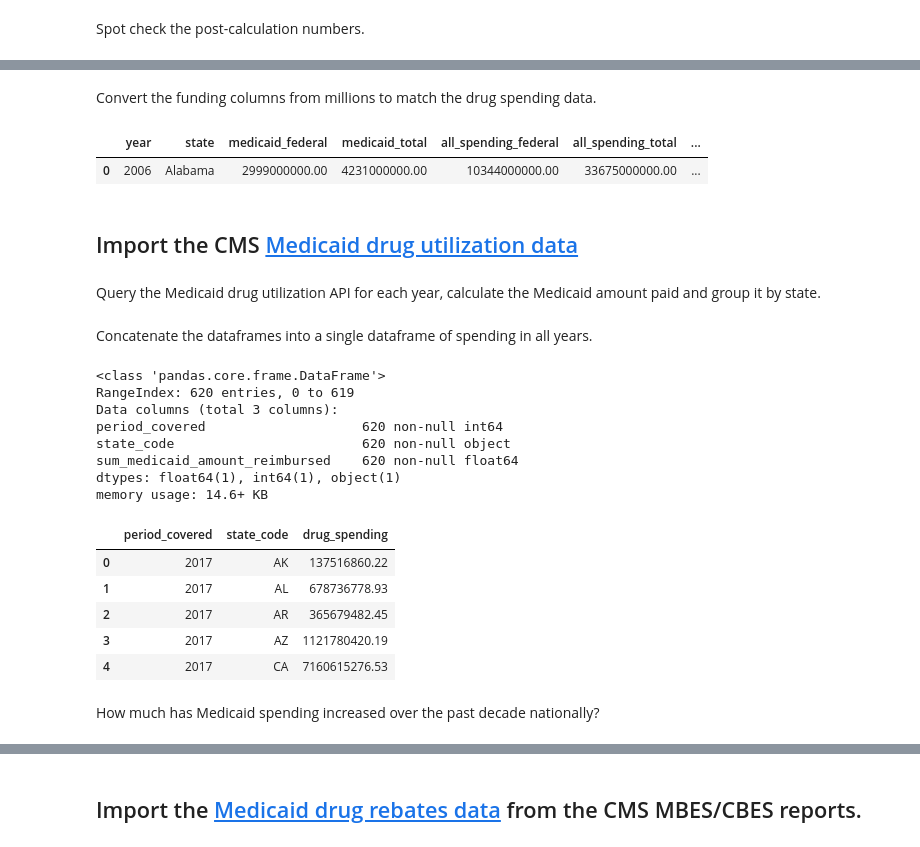
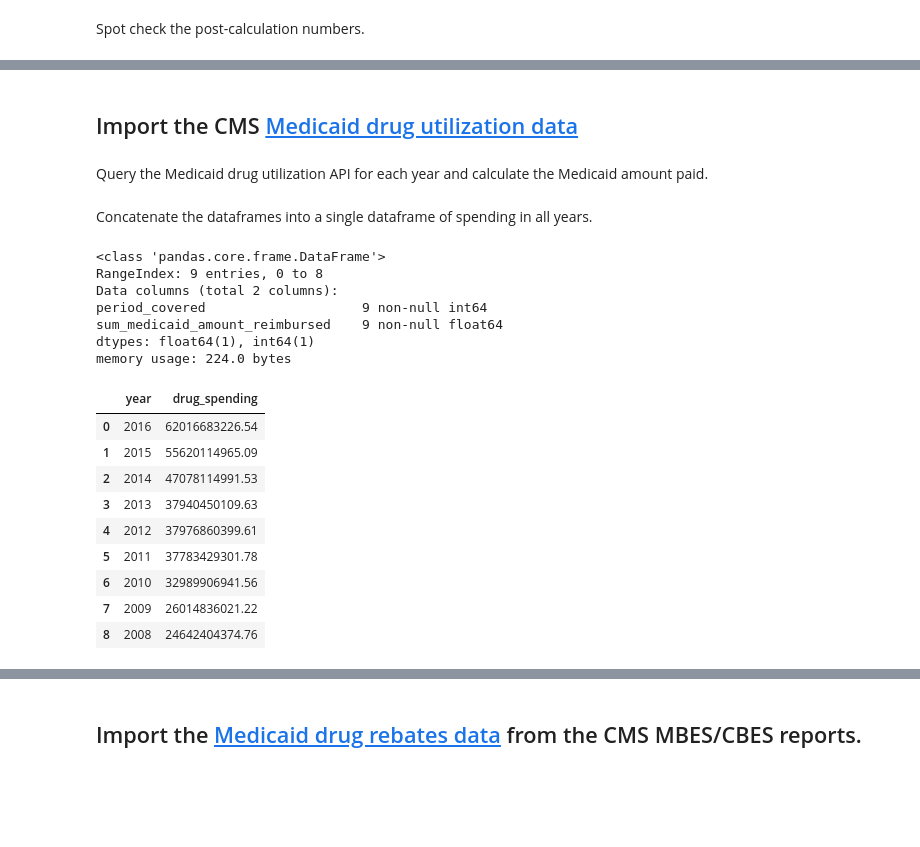
Before and after one commit to PublicI/medicaid-influence-analysis, a Jupyter notebook: drug_spending.ipynb, the cells around one changed output, grey strips where cells are left out. Cells and saved outputs as stored; diff of their text form; code cells hidden in the pictures; blank space fills up the shorter version.

Commit message:
Re-did analysis using national-level drug utilization data

```diff
--- a/drug_spending.ipynb
+++ b/drug_spending.ipynb
@@ -87,68 +91,50 @@ budgets.head(1)
-# %% [markdown]
-Convert the funding columns from millions to match the drug spending data.
-# %%
-budgets["medicaid_state"] = budgets["medicaid_state"] * 1000000
-budgets["medicaid_federal"] = budgets["medicaid_federal"] * 1000000
-budgets["medicaid_total"] = budgets["medicaid_total"] * 1000000
-budgets["all_spending_state"] = budgets["all_spending_state"] * 1000000
-budgets["all_spending_federal"] = budgets["all_spending_federal"] * 1000000
-budgets["all_spending_total"] = budgets["all_spending_total"] * 1000000
-budgets.head(1)
-# %% [output]
-|  | year | state | medicaid_federal | medicaid_total | all_spending_federal | all_spending_total | ... |
-| 0 | 2006 | Alabama | 2999000000.00 | 4231000000.00 | 10344000000.00 | 33675000000.00 | ... |
 # %% [markdown]
 ## Import the CMS [Medicaid drug utilization data](https://www.medicaid.gov/medicaid/prescription-drugs/state-drug-utilization-data/index.html)
 # %% [markdown]
-Query the Medicaid drug utilization API for each year, calculate the Medicaid amount paid and group it by state.
+Query the Medicaid drug utilization API for each year and calculate the Medicaid amount paid.
 # %%
-query_17 = "https://data.medicaid.gov/resource/f8sh-7iwd.json?$select=state_code,period_covered,sum(medicaid_amount_reimbursed)&$group=state_code,period_covered"
-drug_spending_17 = pd.read_json(query_17)
-query_16 = "https://data.medicaid.gov/resource/neai-csgh.json?$select=state_code,period_covered,sum(medicaid_amount_reimbursed)&$group=state_code,period_covered"
+query_16 = "https://data.medicaid.gov/resource/4kp3-zsqr.json?$select=period_covered,sum(medicaid_amount_reimbursed)&$group=state_code,period_covered"
 drug_spending_16 = pd.read_json(query_16)
-query_15 = "https://data.medicaid.gov/resource/m4ab-dkvc.json?$select=state_code,period_covered,sum(medicaid_amount_reimbursed)&$group=state_code,period_covered"
+query_15 = "https://data.medicaid.gov/resource/h5ii-2ar3.json?$select=period_covered,sum(medicaid_amount_reimbursed)&$group=state_code,period_covered"
 drug_spending_15 = pd.read_json(query_15)
-query_14 = "https://data.medicaid.gov/resource/qpz6-74iw.json?$select=state_code,period_covered,sum(medicaid_amount_reimbursed)&$group=state_code,period_covered"
+query_14 = "https://data.medicaid.gov/resource/hz5c-g52b.json?$select=period_covered,sum(medicaid_amount_reimbursed)&$group=state_code,period_covered"
 drug_spending_14 = pd.read_json(query_14)
-query_13 = "https://data.medicaid.gov/resource/hcg7-jjb2.json?$select=state_code,period_covered,sum(medicaid_amount_reimbursed)&$group=state_code,period_covered"
+query_13 = "https://data.medicaid.gov/resource/kmyc-3n7k.json?$select=period_covered,sum(medicaid_amount_reimbursed)&$group=state_code,period_covered"
 drug_spending_13 = pd.read_json(query_13)
-query_12 = "https://data.medicaid.gov/resource/jzhb-tr7x.json?$select=state_code,period_covered,sum(medicaid_amount_reimbursed)&$group=state_code,period_covered"
+query_12 = "https://data.medicaid.gov/resource/mkpf-yey3.json?$select=period_covered,sum(medicaid_amount_reimbursed)&$group=state_code,period_covered"
 drug_spending_12 = pd.read_json(query_12)
-query_11 = "https://data.medicaid.gov/resource/au58-3g3e.json?$select=state_code,period_covered,sum(medicaid_amount_reimbursed)&$group=state_code,period_covered"
+query_11 = "https://data.medicaid.gov/resource/de79-47w8.json?$select=period_covered,sum(medicaid_amount_reimbursed)&$group=state_code,period_covered"
 drug_spending_11 = pd.read_json(query_11)
-query_10 = "https://data.medicaid.gov/resource/gyfr-saxn.json?$select=state_code,period_covered,sum(medicaid_amount_reimbursed)&$group=state_code,period_covered"
+query_10 = "https://data.medicaid.gov/resource/dgte-3gu8.json?$select=period_covered,sum(medicaid_amount_reimbursed)&$group=state_code,period_covered"
 drug_spending_10 = pd.read_json(query_10)
-query_09 = "https://data.medicaid.gov/resource/5ncx-akys.json?$select=state_code,period_covered,sum(medicaid_amount_reimbursed)&$group=state_code,period_covered"
+query_09 = "https://data.medicaid.gov/resource/6tcm-8x84.json?$select=period_covered,sum(medicaid_amount_reimbursed)&$group=state_code,period_covered"
 drug_spending_09 = pd.read_json(query_09)
-query_08 = "https://data.medicaid.gov/resource/psbv-t9xz.json?$select=state_code,period_covered,sum(medicaid_amount_reimbursed)&$group=state_code,period_covered"
+query_08 = "https://data.medicaid.gov/resource/bzcm-rrj6.json?$select=period_covered,sum(medicaid_amount_reimbursed)&$group=state_code,period_covered"
 drug_spending_08 = pd.read_json(query_08)
-query_07 = "https://data.medicaid.gov/resource/rpeh-qcu8.json?$select=state_code,period_covered,sum(medicaid_amount_reimbursed)&$group=state_code,period_covered"
-drug_spending_07 = pd.read_json(query_07)
-query_06 = "https://data.medicaid.gov/resource/admb-uh5m.json?$select=state_code,period_covered,sum(medicaid_amount_reimbursed)&$group=state_code,period_covered"
-drug_spending_06 = pd.read_json(query_06)
 # %% [markdown]
 Concatenate the dataframes into a single dataframe of spending in all years.
 # %%
-drug_spending = pd.concat([drug_spending_17, drug_spending_16, drug_spending_15, drug_spending_14, drug_spending_13, drug_spending_12, drug_spending_11, drug_spending_10, drug_spending_09, drug_spending_08, drug_spending_07, drug_spending_06]).reset_index(drop=True)
+drug_spending = pd.concat([drug_spending_16, drug_spending_15, drug_spending_14, drug_spending_13, drug_spending_12, drug_spending_11, drug_spending_10, drug_spending_09, drug_spending_08]).reset_index(drop=True)
 drug_spending.info()
 # %% [output]
 <class 'pandas.core.frame.DataFrame'>
-RangeIndex: 620 entries, 0 to 619
-Data columns (total 3 columns):
-period_covered                    620 non-null int64
-state_code                        620 non-null object
-sum_medicaid_amount_reimbursed    620 non-null float64
-dtypes: float64(1), int64(1), object(1)
-memory usage: 14.6+ KB
+RangeIndex: 9 entries, 0 to 8
+Data columns (total 2 columns):
+period_covered                    9 non-null int64
+sum_medicaid_amount_reimbursed    9 non-null float64
+dtypes: float64(1), int64(1)
+memory usage: 224.0 bytes
 # %%
-drug_spending.rename(columns={"sum_medicaid_amount_reimbursed": "drug_spending"}, inplace=True)
-drug_spending.head()
+drug_spending.rename(columns={"period_covered": "year", "sum_medicaid_amount_reimbursed": "drug_spending"}, inplace=True)
+drug_spending
 # %% [output]
-|  | period_covered | state_code | drug_spending |
-| 0 | 2017 | AK | 137516860.22 |
-| 1 | 2017 | AL | 678736778.93 |
-| 2 | 2017 | AR | 365679482.45 |
-| 3 | 2017 | AZ | 1121780420.19 |
-| 4 | 2017 | CA | 7160615276.53 |
+|  | year | drug_spending |
+| 0 | 2016 | 62016683226.54 |
+| 1 | 2015 | 55620114965.09 |
+| 2 | 2014 | 47078114991.53 |
+| 3 | 2013 | 37940450109.63 |
+| 4 | 2012 | 37976860399.61 |
+| 5 | 2011 | 37783429301.78 |
+| 6 | 2010 | 32989906941.56 |
+| 7 | 2009 | 26014836021.22 |
+| 8 | 2008 | 24642404374.76 |
-# %% [markdown]
-How much has Medicaid spending increased over the past decade nationally?
```
Also changed, not shown: parts of 24 cells of this notebook.
